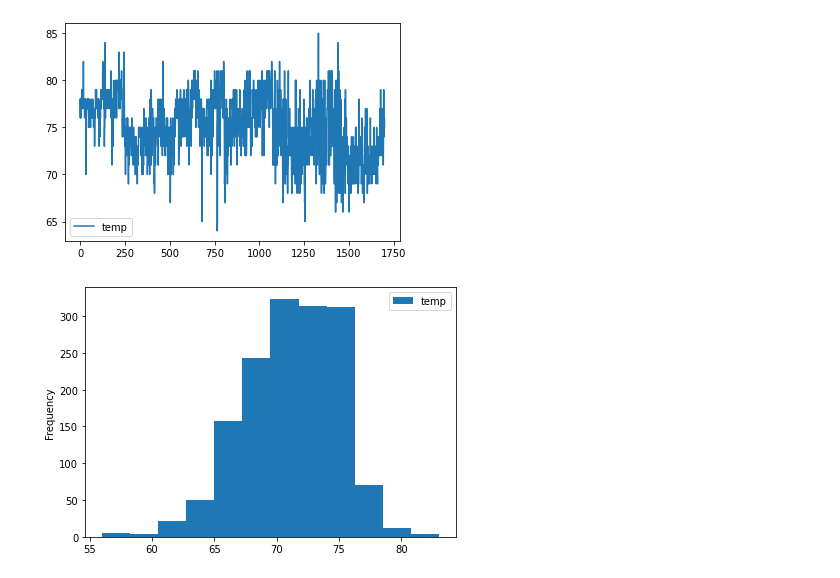
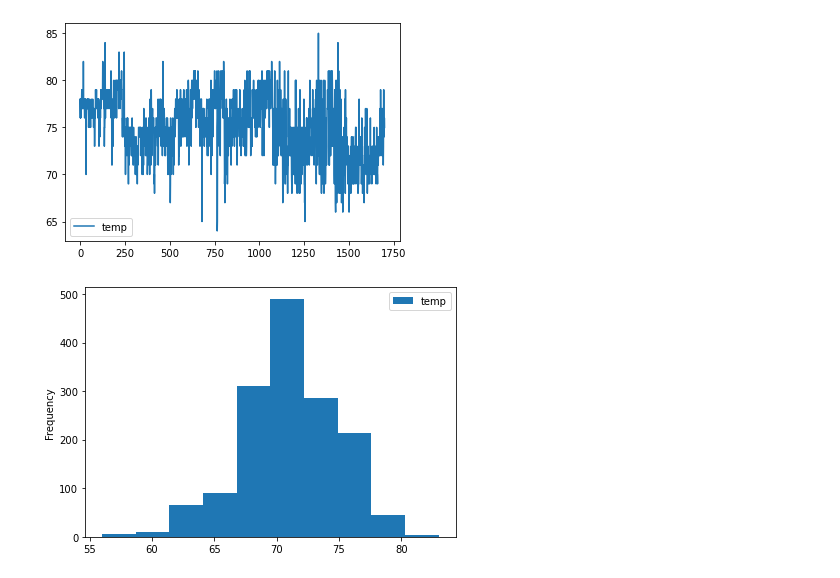
Before and after one commit to erikajwolf/surfs_up, a Jupyter notebook: surfs_up/SurfsUP_Challenge.ipynb, the cells around one changed output. Cells and saved outputs as stored; diff of their text form; code cells hidden in the pictures.

```diff
--- a/surfs_up/SurfsUP_Challenge.ipynb
+++ b/surfs_up/SurfsUP_Challenge.ipynb
@@ -110,7 +110,7 @@ june_df.plot()
 [figure]
 # %%
 # Extra query #2
-dec_df.plot.hist(bins=12)
+dec_df.plot.hist(bins=10)
 plt.tight_layout()
 # %% [output]
-[figure, old version]
+[figure, new version]
```
Also changed, not shown: 4 other files.
